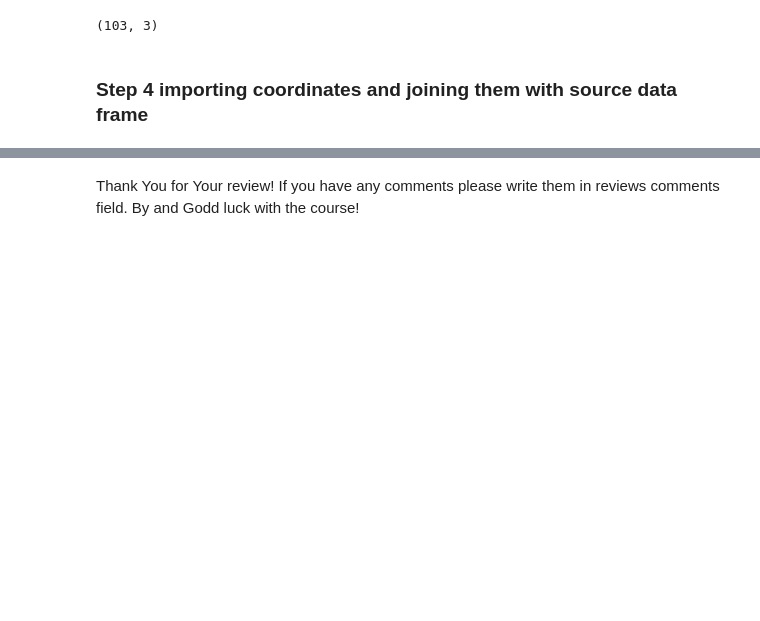
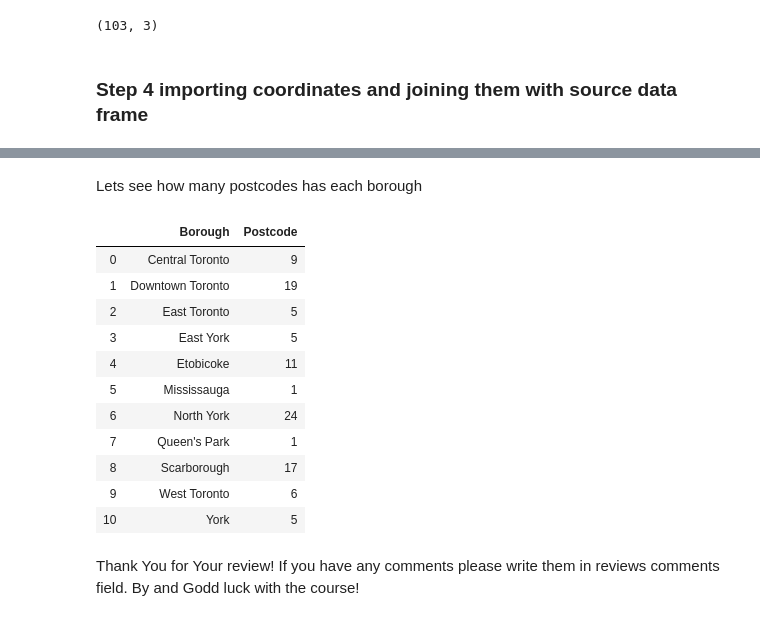
Before and after one commit to bartekgh/Coursera_Capstone, a Jupyter notebook: Applied_Data_Science_Capstone-Bartosz Oblicki.ipynb, the cells around one changed output, grey strips where cells are left out. Cells and saved outputs as stored; diff of their text form; code cells hidden in the pictures; blank space fills up the shorter version.

```diff
--- a/Applied_Data_Science_Capstone-Bartosz Oblicki.ipynb
+++ b/Applied_Data_Science_Capstone-Bartosz Oblicki.ipynb
@@ -67,2 +100,20 @@ df_result.head()
+# %% [markdown]
+Lets see how many postcodes has each borough
+# %%
+df_bo=df_result.groupby(['Borough'], as_index=False).agg('count')
+df_bo.loc[:,['Borough','Postcode']]
+# %% [output]
+|  | Borough | Postcode |
+| 0 | Central Toronto | 9 |
+| 1 | Downtown Toronto | 19 |
+| 2 | East Toronto | 5 |
+| 3 | East York | 5 |
+| 4 | Etobicoke | 11 |
+| 5 | Mississauga | 1 |
+| 6 | North York | 24 |
+| 7 | Queen's Park | 1 |
+| 8 | Scarborough | 17 |
+| 9 | West Toronto | 6 |
+| 10 | York | 5 |
 # %% [markdown]
 Thank You for Your review! If you have any comments please write them in reviews comments field. By and Godd luck with the course!
```
Also changed, not shown: parts of 4 cells of this notebook.
